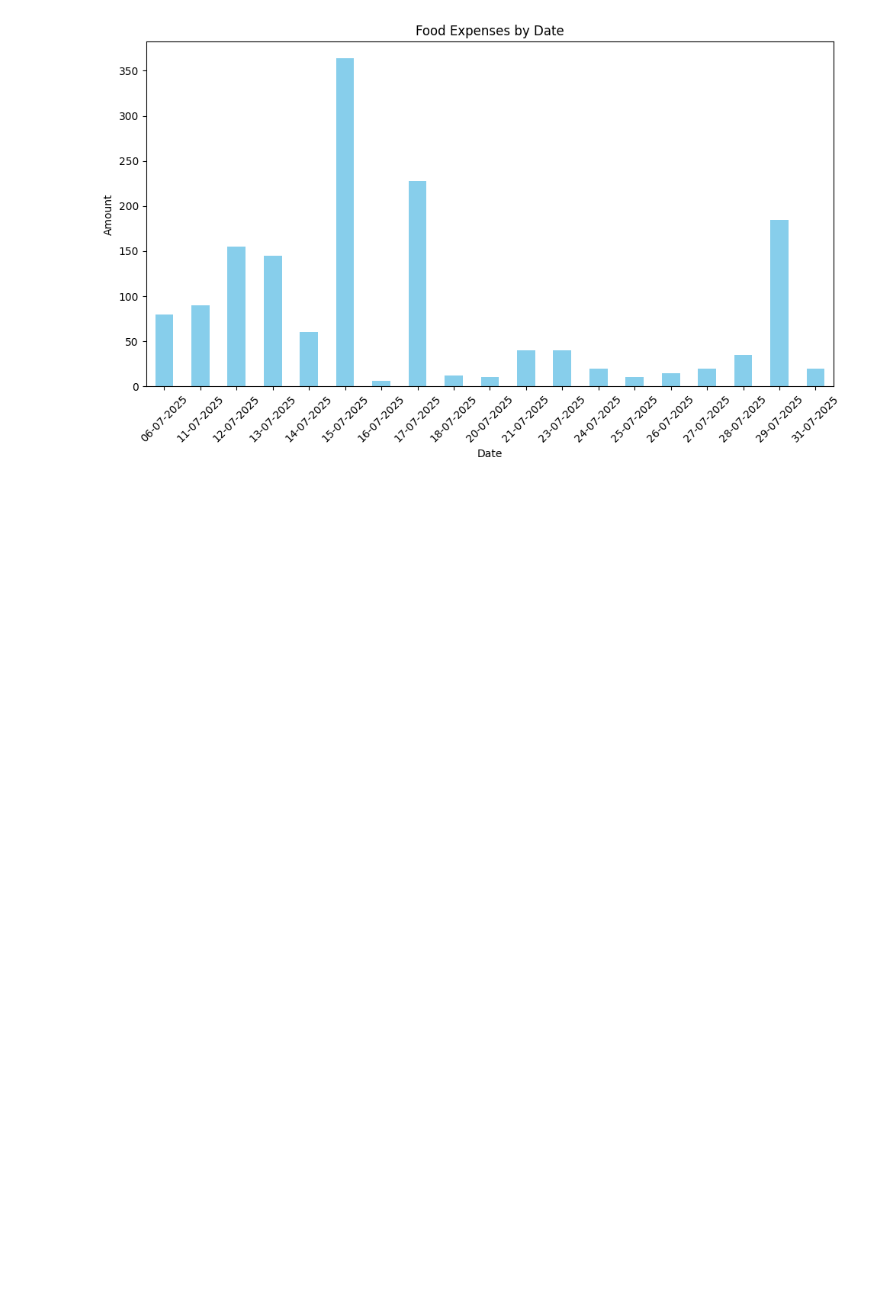
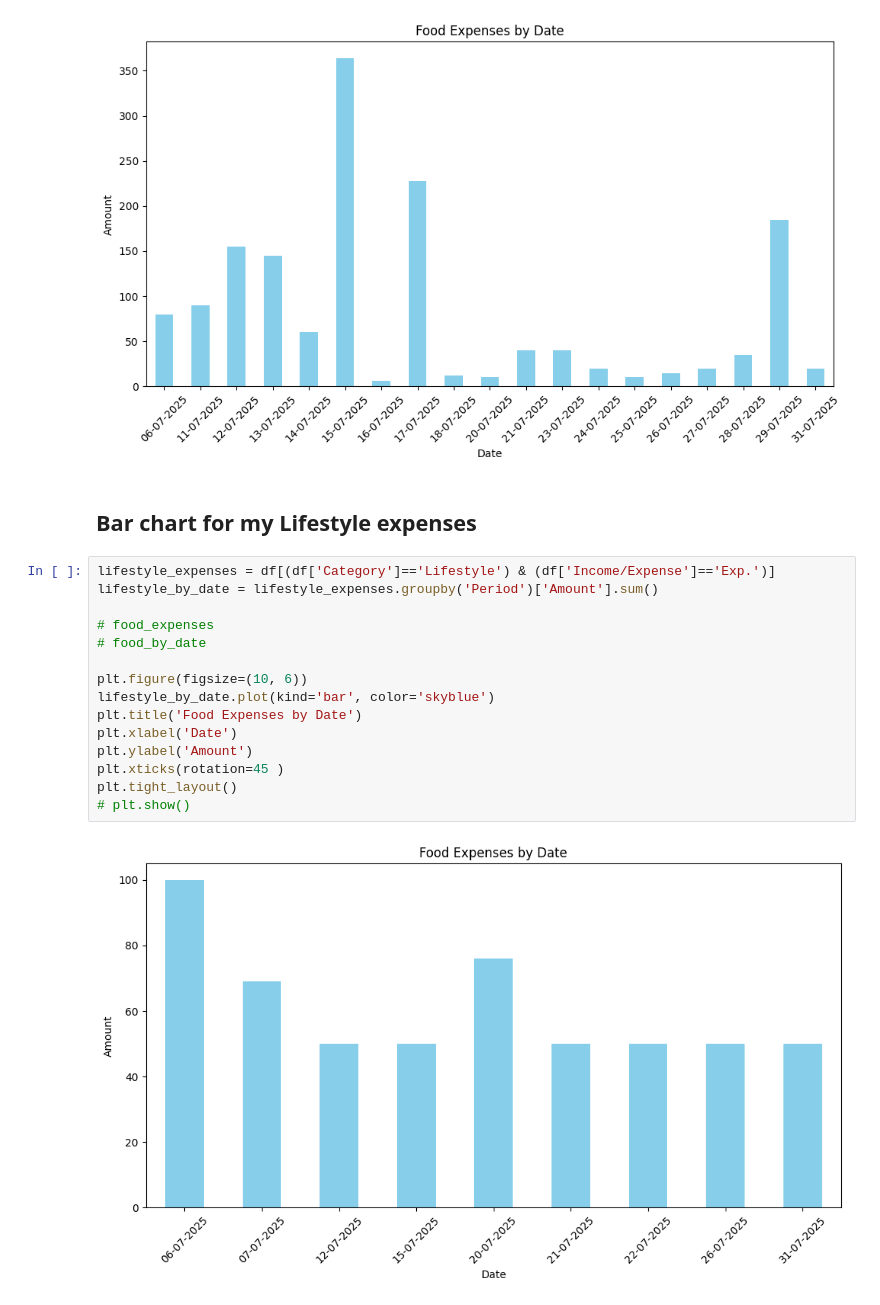
Before and after one commit to kpraham-collab/personal-expenses-analysis, a Jupyter notebook: july_expenses_analysis.ipynb, the cells around one changed output. Cells and saved outputs as stored; diff of their text form; blank space fills up the shorter version.

```diff
--- a/july_expenses_analysis.ipynb
+++ b/july_expenses_analysis.ipynb
@@ -176,3 +170,22 @@ plt.tight_layout()
 # plt.show()
 # %% [output]
 [figure]
+# %% [markdown]
+## Bar chart for my Lifestyle expenses
+# %%
+lifestyle_expenses = df[(df['Category']=='Lifestyle') & (df['Income/Expense']=='Exp.')]
+lifestyle_by_date = lifestyle_expenses.groupby('Period')['Amount'].sum()
+
+# food_expenses
+# food_by_date
+
+plt.figure(figsize=(10, 6))
+lifestyle_by_date.plot(kind='bar', color='skyblue')
+plt.title('Food Expenses by Date')
+plt.xlabel('Date')
+plt.ylabel('Amount')
+plt.xticks(rotation=45 )
+plt.tight_layout()
+# plt.show()
+# %% [output]
+[figure, added]
```
Also changed, not shown: parts of 9 cells of this notebook.
